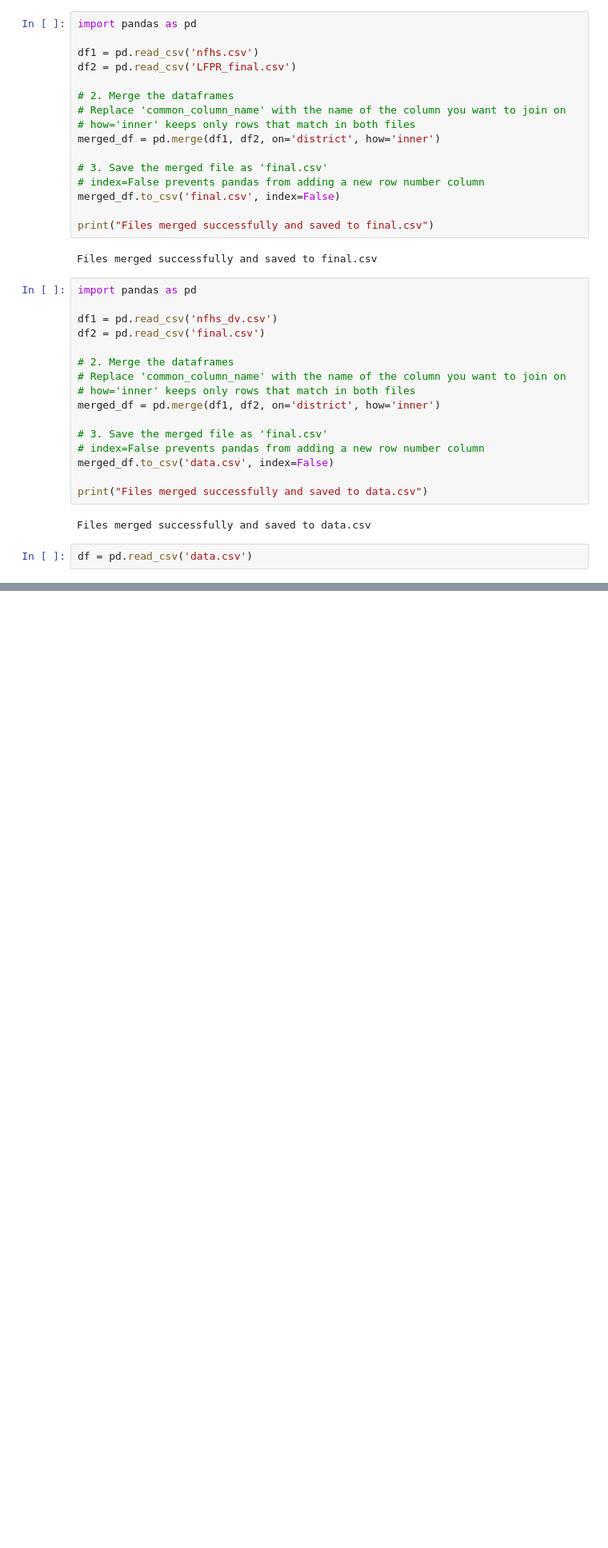
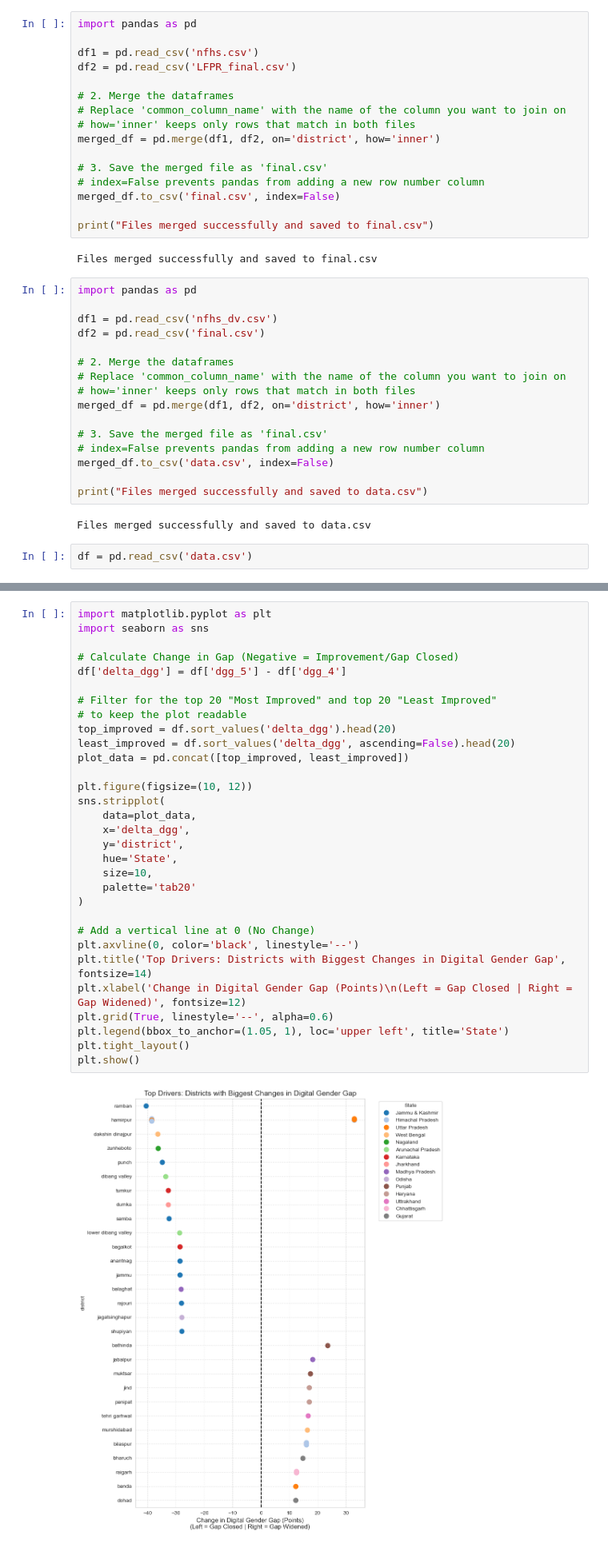
Before and after one commit to soumyeet/microecondev, a Jupyter notebook: last day/final.ipynb, the cells around one changed output, grey strips where cells are left out. Shown at 80% size. Cells and saved outputs as stored; diff of their text form; blank space fills up the shorter version.

```diff
--- a/last day/final.ipynb
+++ b/last day/final.ipynb
@@ -1052,0 +1053,33 @@ strong multicollinearity or other numerical problems.
+# %%
+import matplotlib.pyplot as plt
+import seaborn as sns
+
+# Calculate Change in Gap (Negative = Improvement/Gap Closed)
+df['delta_dgg'] = df['dgg_5'] - df['dgg_4']
+
+# Filter for the top 20 "Most Improved" and top 20 "Least Improved"
+# to keep the plot readable
+top_improved = df.sort_values('delta_dgg').head(20)
+least_improved = df.sort_values('delta_dgg', ascending=False).head(20)
+plot_data = pd.concat([top_improved, least_improved])
+
+plt.figure(figsize=(10, 12))
+sns.stripplot(
+    data=plot_data,
+    x='delta_dgg',
+    y='district',
+    hue='State',
+    size=10,
+    palette='tab20'
+)
+
+# Add a vertical line at 0 (No Change)
+plt.axvline(0, color='black', linestyle='--')
+plt.title('Top Drivers: Districts with Biggest Changes in Digital Gender Gap', fontsize=14)
+plt.xlabel('Change in Digital Gender Gap (Points)\n(Left = Gap Closed | Right = Gap Widened)', fontsize=12)
+plt.grid(True, linestyle='--', alpha=0.6)
+plt.legend(bbox_to_anchor=(1.05, 1), loc='upper left', title='State')
+plt.tight_layout()
+plt.show()
+# %% [output]
+[figure, added]
```
Also changed, not shown: parts of 9 cells of this notebook.
